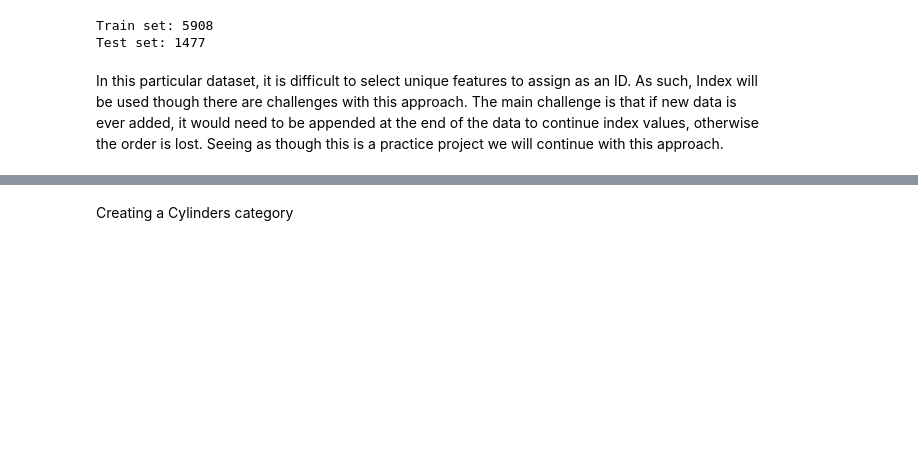
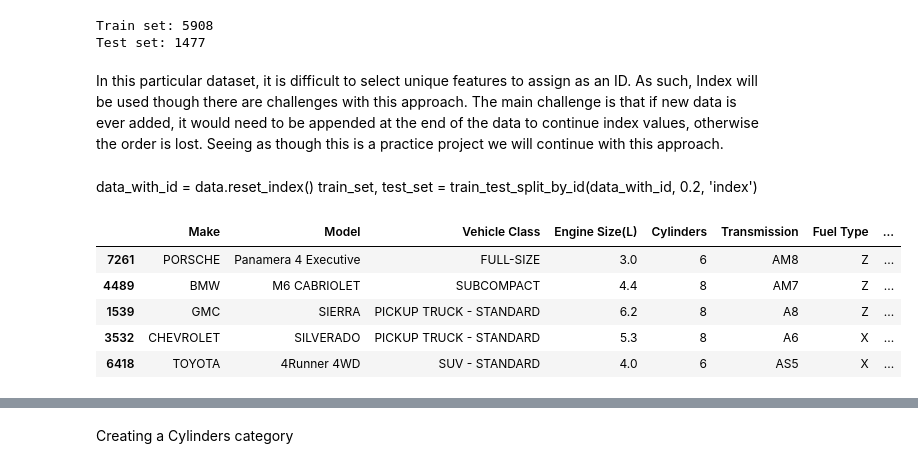
Before and after one commit to lauxpaux/cleanestCars, a Jupyter notebook: exploratory_data_analysis.ipynb, the cells around one changed output, grey strips where cells are left out. Drawn from its saved outputs; the diff is of its cells as text; code cells hidden in the pictures; blank space fills up the shorter version.

```diff
--- a/exploratory_data_analysis.ipynb
+++ b/exploratory_data_analysis.ipynb
@@ -152,6 +152,15 @@ def train_test_split_by_id(data, test_ratio, id_column):
     ids=data[id_column]
     in_test_set = ids.apply(lambda id_: test_set_check(id_, test_ratio))
     return data.loc[~in_test_set], data.loc[in_test_set]
-# %%
-data_with_id = data.reset_index()
-train_set, test_set = train_test_split_by_id(data_with_id, 0.2, 'index')
+# %% [markdown]
+data_with_id = data.reset_index()
+train_set, test_set = train_test_split_by_id(data_with_id, 0.2, 'index')
+# %%
+test_set.head()
+# %% [output]
+|  | Make | Model | Vehicle Class | Engine Size(L) | Cylinders | Transmission | Fuel Type | ... |
+| 7261 | PORSCHE | Panamera 4 Executive | FULL-SIZE | 3.0 | 6 | AM8 | Z | ... |
+| 4489 | BMW | M6 CABRIOLET | SUBCOMPACT | 4.4 | 8 | AM7 | Z | ... |
+| 1539 | GMC | SIERRA | PICKUP TRUCK - STANDARD | 6.2 | 8 | A8 | Z | ... |
+| 3532 | CHEVROLET | SILVERADO | PICKUP TRUCK - STANDARD | 5.3 | 8 | A6 | X | ... |
+| 6418 | TOYOTA | 4Runner 4WD | SUV - STANDARD | 4.0 | 6 | AS5 | X | ... |
```
Also changed, not shown: parts of 17 cells of this notebook, 1 other file.
